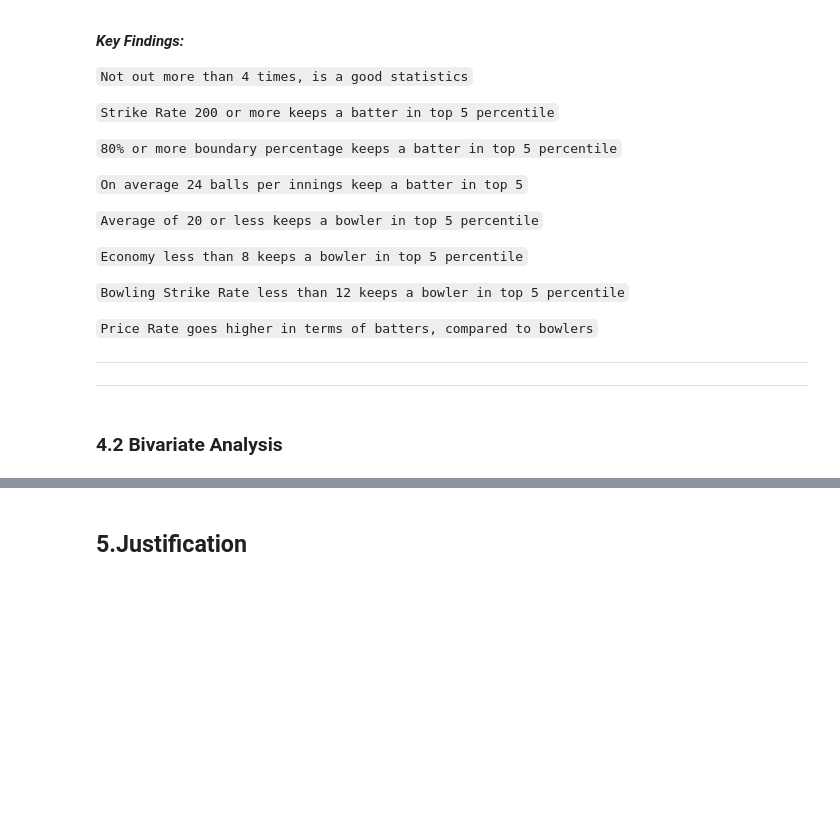
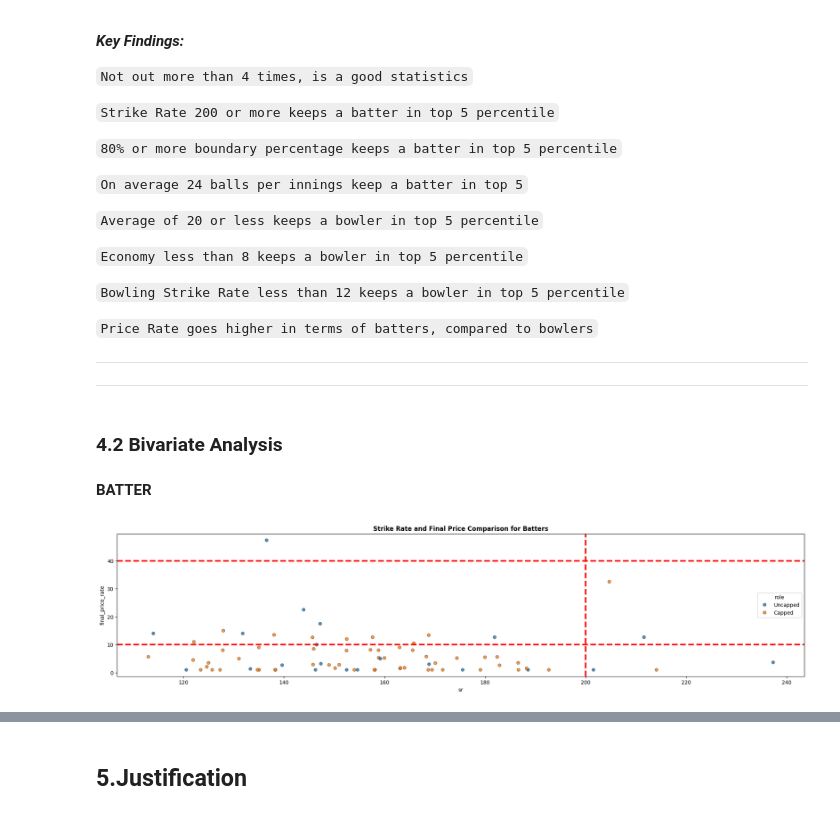
Before and after one commit to IamRaNo/InsightForge, a Jupyter notebook: Are Prices Justified - IPL 2026/_jupyter_notebooks/price_justification_analysis.ipynb, the cells around one changed output, grey strips where cells are left out. Cells and saved outputs as stored; diff of their text form; code cells hidden in the pictures; blank space fills up the shorter version.

```diff
--- a/Are Prices Justified - IPL 2026/_jupyter_notebooks/price_justification_analysis.ipynb
+++ b/Are Prices Justified - IPL 2026/_jupyter_notebooks/price_justification_analysis.ipynb
@@ -286,3 +286,5 @@ plt.show()
 ---
 # %% [markdown]
 ### 4.2 Bivariate Analysis
+# %%
+only_batters = batters[batters['cricket_role']!='Bowlers']
@@ -288,0 +293,17 @@ plt.show()
+# %% [markdown]
+**BATTER**
+# %%
+plt.figure(figsize=(24,5))
+sns.scatterplot(x = 'sr',
+                y='final_price_rate',
+                data=only_batters,
+                hue='role',
+                alpha= 0.8,
+                edgecolor='black')
+plt.axvline(200,color='red',linestyle='--',linewidth = 3)
+plt.axhline(40,color='red',linestyle='--',linewidth = 3)
+plt.axhline(10,color='red',linestyle='--',linewidth = 3)
+plt.title("Strike Rate and Final Price Comparison for Batters",weight = 'bold')
+plt.show()
+# %% [output]
+[figure, added]
```
Also changed, not shown: parts of 20 cells of this notebook, 4 other files.
